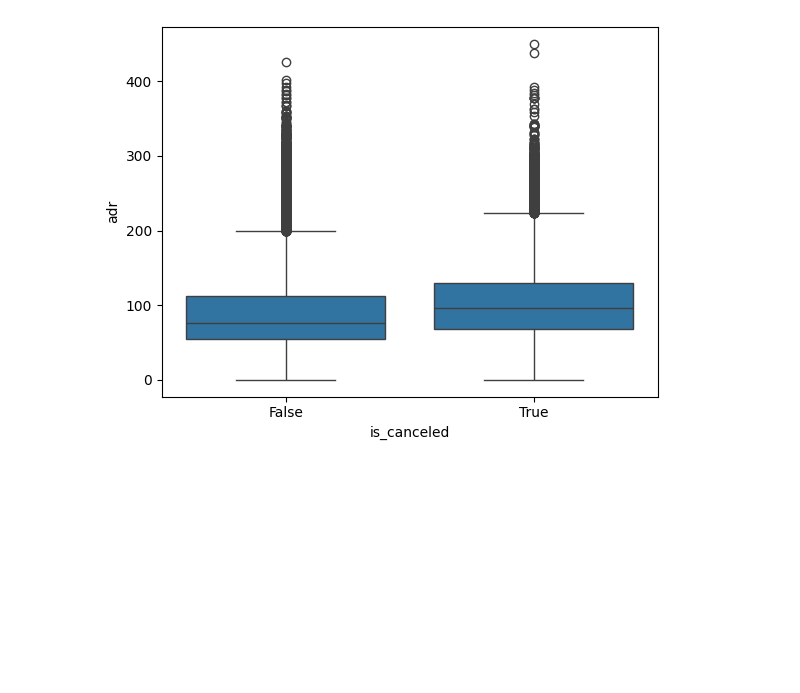
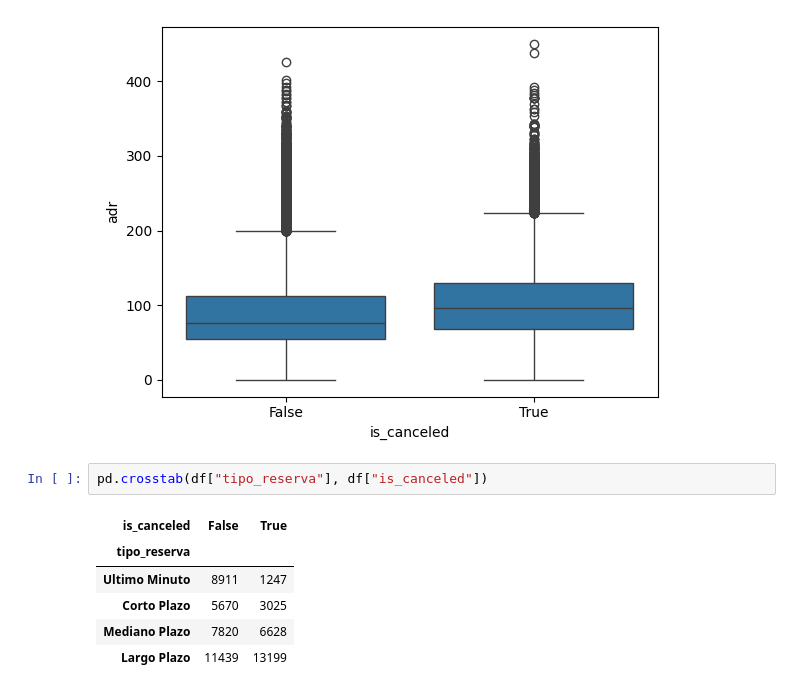
Before and after one commit to Traintain/MINE4101-Taller1, a Jupyter notebook: taller_1.ipynb, the cells around one changed output. Drawn from its saved outputs; the diff is of its cells as text; blank space fills up the shorter version.

```diff
--- a/taller_1.ipynb
+++ b/taller_1.ipynb
@@ -583,3 +587,12 @@ sns.boxplot(x='is_canceled', y='adr', data=df.loc[df['adr'] < 500])
 # %% [output]
 <Axes: xlabel='is_canceled', ylabel='adr'>
 [figure]
+# %%
+pd.crosstab(df["tipo_reserva"], df["is_canceled"])
+# %% [output]
+| is_canceled | False | True |
+| tipo_reserva |  |  |
+| Ultimo Minuto | 8911 | 1247 |
+| Corto Plazo | 5670 | 3025 |
+| Mediano Plazo | 7820 | 6628 |
+| Largo Plazo | 11439 | 13199 |
```
Also changed, not shown: parts of 2 cells of this notebook.
